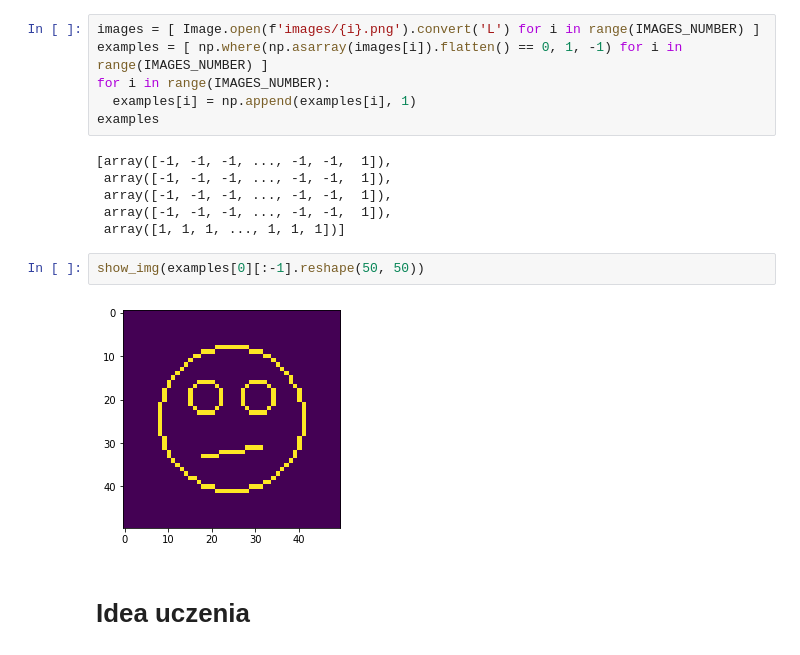
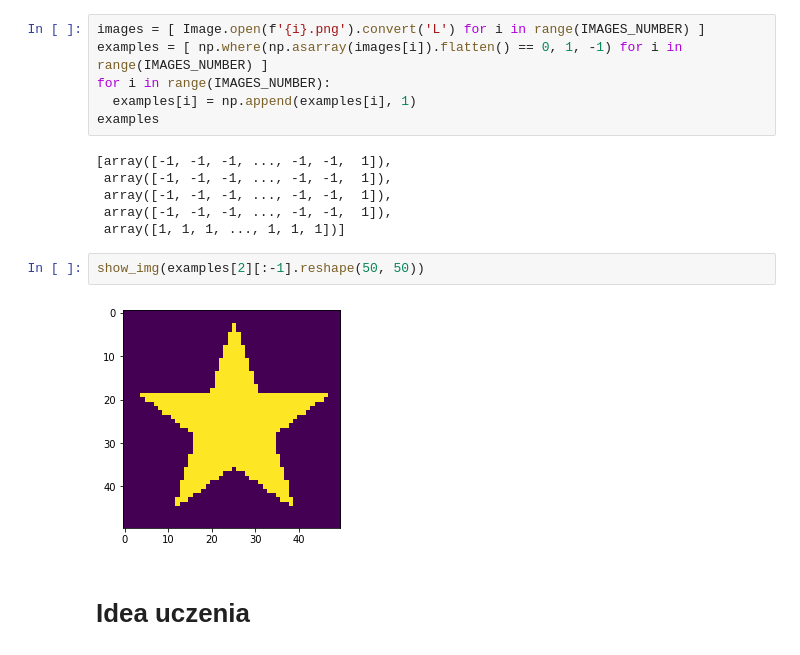
Before and after one commit to DuDiiC/studies-7th-semester-intro-to-neural-networks, a Jupyter notebook: 02.autoassociator/autoassociator.ipynb, the cells around one changed output. Drawn from its saved outputs; the diff is of its cells as text.

```diff
--- a/02.autoassociator/autoassociator.ipynb
+++ b/02.autoassociator/autoassociator.ipynb
@@ -37,7 +37,7 @@ Konwersja obrazka do tablicy numpy
 - zamiast przechowywania kolory, przechowanie informacji 1 dla piksela czarnego oraz -1 dla białego
 - rozszerzenie wektora o dodatkowe jedynki, żeby wymiary dla theta były zgodne
 # %%
-images = [ Image.open(f'images/{i}.png').convert('L') for i in range(IMAGES_NUMBER) ]
+images = [ Image.open(f'{i}.png').convert('L') for i in range(IMAGES_NUMBER) ]
 examples = [ np.where(np.asarray(images[i]).flatten() == 0, 1, -1) for i in range(IMAGES_NUMBER) ]
 for i in range(IMAGES_NUMBER):
   examples[i] = np.append(examples[i], 1)
@@ -49,9 +49,9 @@ examples
  array([-1, -1, -1, ..., -1, -1,  1]),
  array([1, 1, 1, ..., 1, 1, 1])]
 # %%
-show_img(examples[0][:-1].reshape(50, 50))
+show_img(examples[2][:-1].reshape(50, 50))
 # %% [output]
-[figure, old version]
+[figure, new version]
 # %% [markdown]
 # Idea uczenia
 # %% [markdown]
```
Also changed, not shown: parts of 18 cells of this notebook.
